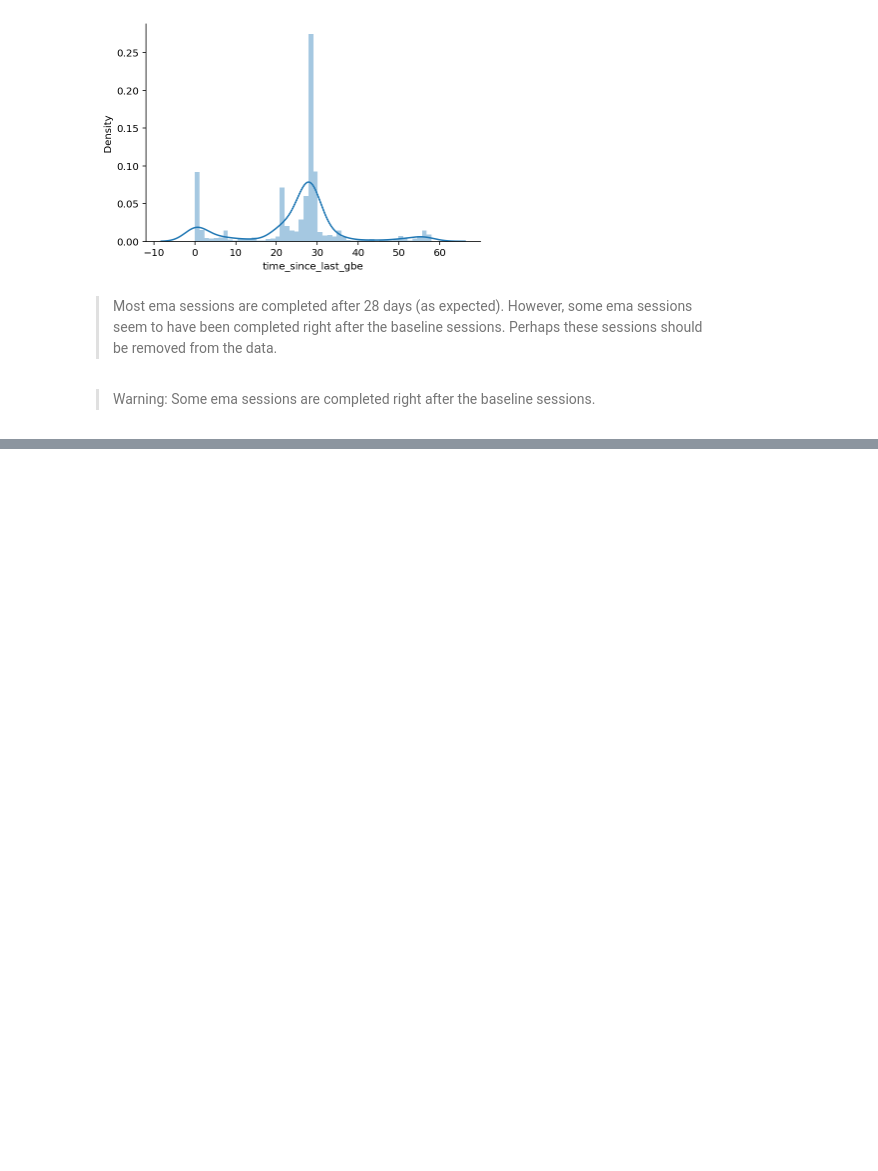
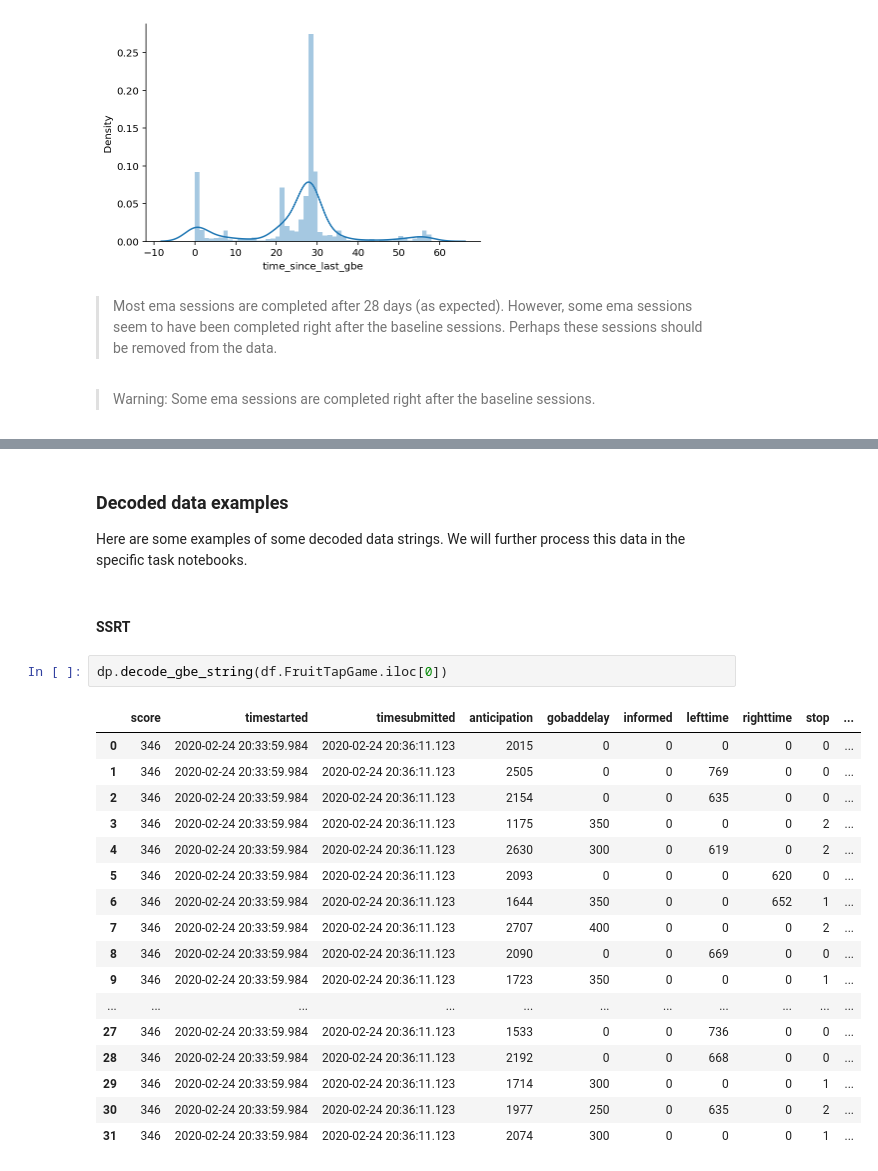
Before and after one commit to hgzech/trr265, a Jupyter notebook: notebooks/02_gbe.ipynb, the cells around one changed output, grey strips where cells are left out. Cells and saved outputs as stored; diff of their text form; blank space fills up the shorter version.

```diff
--- a/notebooks/02_gbe.ipynb
+++ b/notebooks/02_gbe.ipynb
@@ -206,0 +249,25 @@ sns.despine()
+# %% [markdown]
+### Decoded data examples
+Here are some examples of some decoded data strings.  We will further process this data in the specific task notebooks.
+# %% [markdown]
+#### SSRT
+# %%
+dp.decode_gbe_string(df.FruitTapGame.iloc[0])
+# %% [output]
+|  | score | timestarted | timesubmitted | anticipation | gobaddelay | informed | lefttime | righttime | stop | ... |
+| 0 | 346 | 2020-02-24 20:33:59.984 | 2020-02-24 20:36:11.123 | 2015 | 0 | 0 | 0 | 0 | 0 | ... |
+| 1 | 346 | 2020-02-24 20:33:59.984 | 2020-02-24 20:36:11.123 | 2505 | 0 | 0 | 769 | 0 | 0 | ... |
+| 2 | 346 | 2020-02-24 20:33:59.984 | 2020-02-24 20:36:11.123 | 2154 | 0 | 0 | 635 | 0 | 0 | ... |
+| 3 | 346 | 2020-02-24 20:33:59.984 | 2020-02-24 20:36:11.123 | 1175 | 350 | 0 | 0 | 0 | 2 | ... |
+| 4 | 346 | 2020-02-24 20:33:59.984 | 2020-02-24 20:36:11.123 | 2630 | 300 | 0 | 619 | 0 | 2 | ... |
+| 5 | 346 | 2020-02-24 20:33:59.984 | 2020-02-24 20:36:11.123 | 2093 | 0 | 0 | 0 | 620 | 0 | ... |
+| 6 | 346 | 2020-02-24 20:33:59.984 | 2020-02-24 20:36:11.123 | 1644 | 350 | 0 | 0 | 652 | 1 | ... |
+| 7 | 346 | 2020-02-24 20:33:59.984 | 2020-02-24 20:36:11.123 | 2707 | 400 | 0 | 0 | 0 | 2 | ... |
+| 8 | 346 | 2020-02-24 20:33:59.984 | 2020-02-24 20:36:11.123 | 2090 | 0 | 0 | 669 | 0 | 0 | ... |
+| 9 | 346 | 2020-02-24 20:33:59.984 | 2020-02-24 20:36:11.123 | 1723 | 350 | 0 | 0 | 0 | 1 | ... |
+| ... | ... | ... | ... | ... | ... | ... | ... | ... | ... | ... |
+| 27 | 346 | 2020-02-24 20:33:59.984 | 2020-02-24 20:36:11.123 | 1533 | 0 | 0 | 736 | 0 | 0 | ... |
+| 28 | 346 | 2020-02-24 20:33:59.984 | 2020-02-24 20:36:11.123 | 2192 | 0 | 0 | 668 | 0 | 0 | ... |
+| 29 | 346 | 2020-02-24 20:33:59.984 | 2020-02-24 20:36:11.123 | 1714 | 300 | 0 | 0 | 0 | 1 | ... |
+| 30 | 346 | 2020-02-24 20:33:59.984 | 2020-02-24 20:36:11.123 | 1977 | 250 | 0 | 635 | 0 | 2 | ... |
+| 31 | 346 | 2020-02-24 20:33:59.984 | 2020-02-24 20:36:11.123 | 2074 | 300 | 0 | 0 | 0 | 1 | ... |
```
Also changed, not shown: parts of 19 cells of this notebook, 10 other files.
